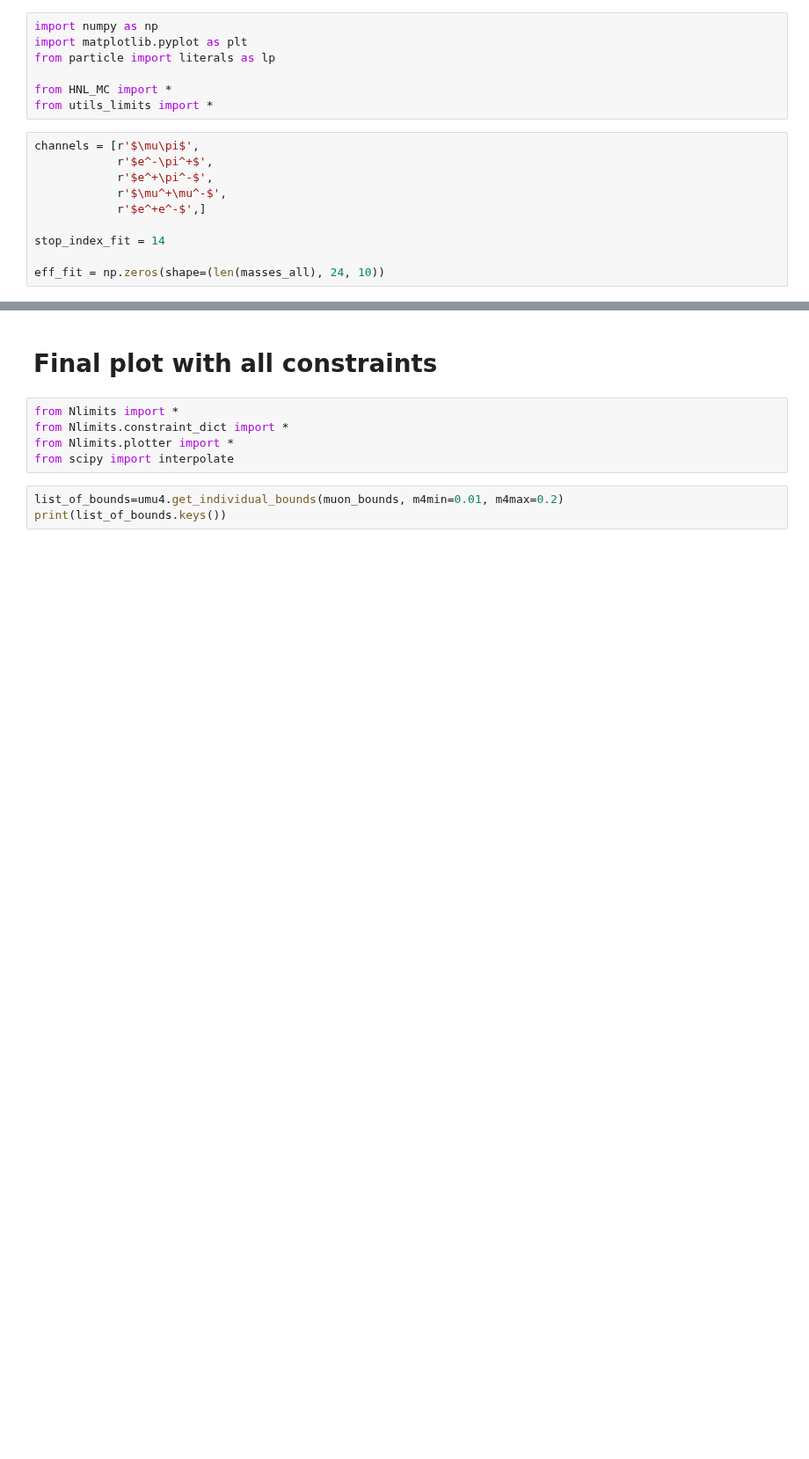
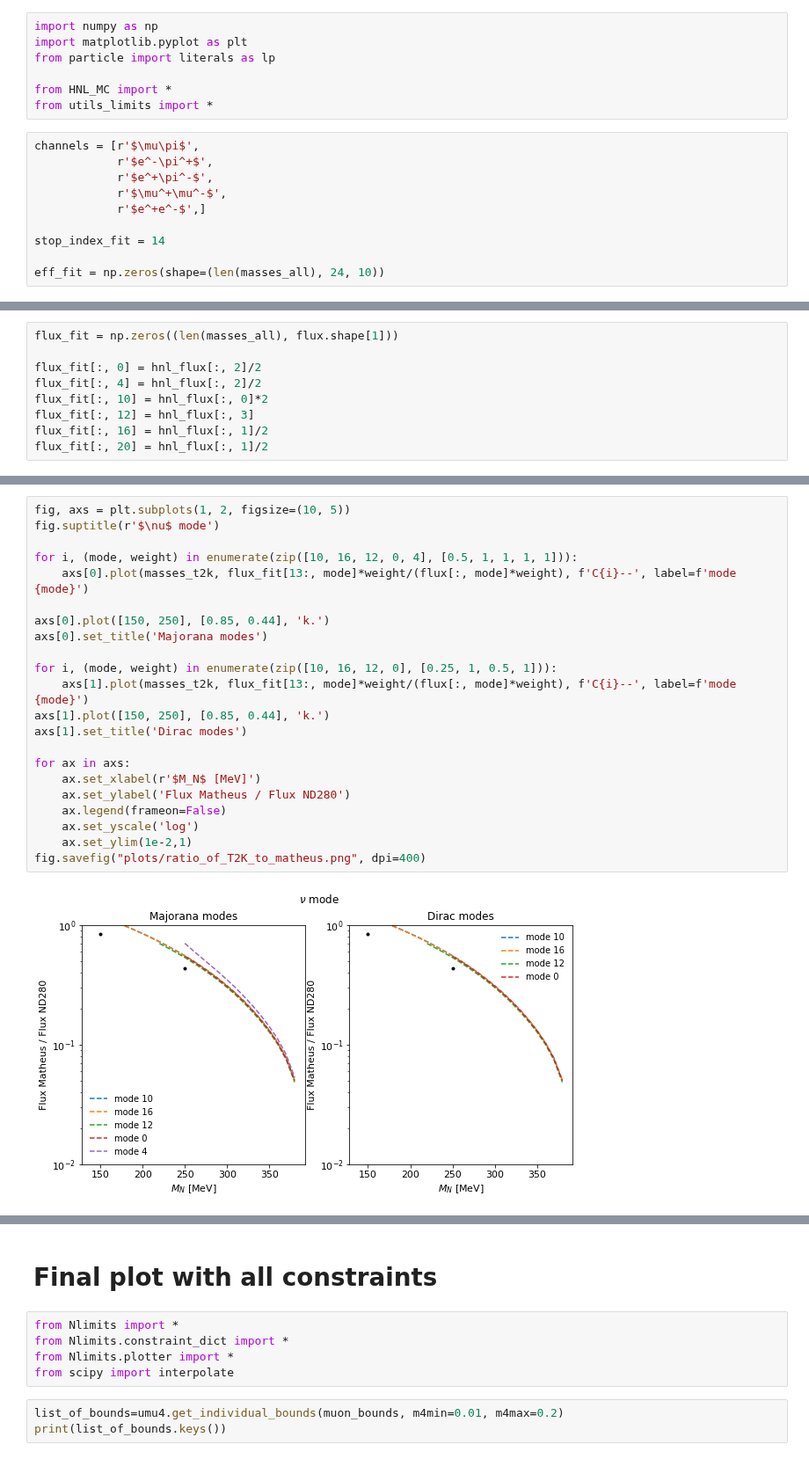
Before and after one commit to mhostert/HNL-DIF, a Jupyter notebook: nd280_limit_HNL_low_mass_complete.ipynb, the cells around one changed output, grey strips where cells are left out. Shown at 88% size. Cells and saved outputs as stored; diff of their text form; blank space fills up the shorter version.

```diff
--- a/nd280_limit_HNL_low_mass_complete.ipynb
+++ b/nd280_limit_HNL_low_mass_complete.ipynb
@@ -100,2 +104,11 @@ for mass in masses_all:
 hnl_flux = np.squeeze(np.asarray(hnl_flux))
+# %%
+flux_fit = np.zeros((len(masses_all), flux.shape[1]))
+
+flux_fit[:, 0] = hnl_flux[:, 2]/2
+flux_fit[:, 4] = hnl_flux[:, 2]/2
+flux_fit[:, 10] = hnl_flux[:, 0]*2
+flux_fit[:, 12] = hnl_flux[:, 3]
+flux_fit[:, 16] = hnl_flux[:, 1]/2
+flux_fit[:, 20] = hnl_flux[:, 1]/2
 # %%
@@ -163,2 +176,26 @@ fig.savefig("plots/ratio_of_T2K_to_matheus.png", dpi=400)
+# %%
+fig, axs = plt.subplots(1, 2, figsize=(10, 5))
+fig.suptitle(r'$\nu$ mode')
+
+for i, (mode, weight) in enumerate(zip([10, 16, 12, 0, 4], [0.5, 1, 1, 1, 1])):
+    axs[0].plot(masses_t2k, flux_fit[13:, mode]*weight/(flux[:, mode]*weight), f'C{i}--', label=f'mode {mode}')
+
+axs[0].plot([150, 250], [0.85, 0.44], 'k.')
+axs[0].set_title('Majorana modes')
+
+for i, (mode, weight) in enumerate(zip([10, 16, 12, 0], [0.25, 1, 0.5, 1])):
+    axs[1].plot(masses_t2k, flux_fit[13:, mode]*weight/(flux[:, mode]*weight), f'C{i}--', label=f'mode {mode}')
+axs[1].plot([150, 250], [0.85, 0.44], 'k.')
+axs[1].set_title('Dirac modes')
+
+for ax in axs:
+    ax.set_xlabel(r'$M_N$ [MeV]')
+    ax.set_ylabel('Flux Matheus / Flux ND280')
+    ax.legend(frameon=False)
+    ax.set_yscale('log')
+    ax.set_ylim(1e-2,1)
+fig.savefig("plots/ratio_of_T2K_to_matheus.png", dpi=400)
+# %% [output]
+[figure, added]
 # %%
 fig, axs = plt.subplots(1, 2, figsize=(12, 5))
```
Also changed, not shown: parts of 14 cells of this notebook, 4 other files.
